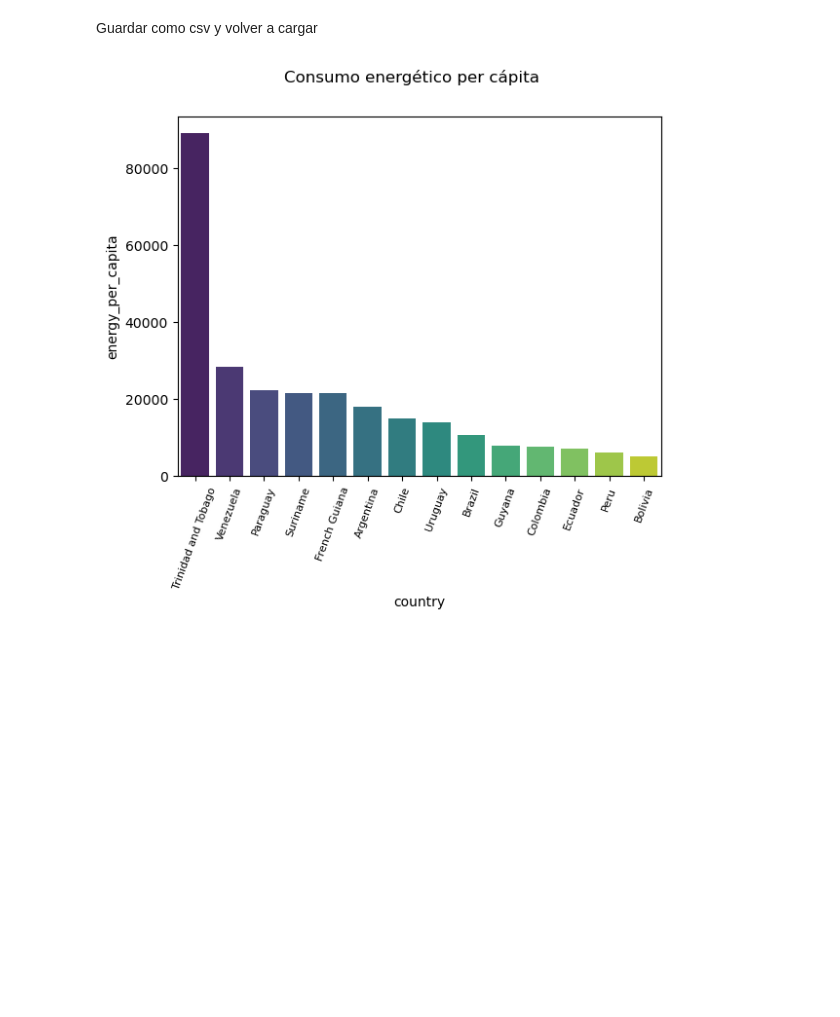
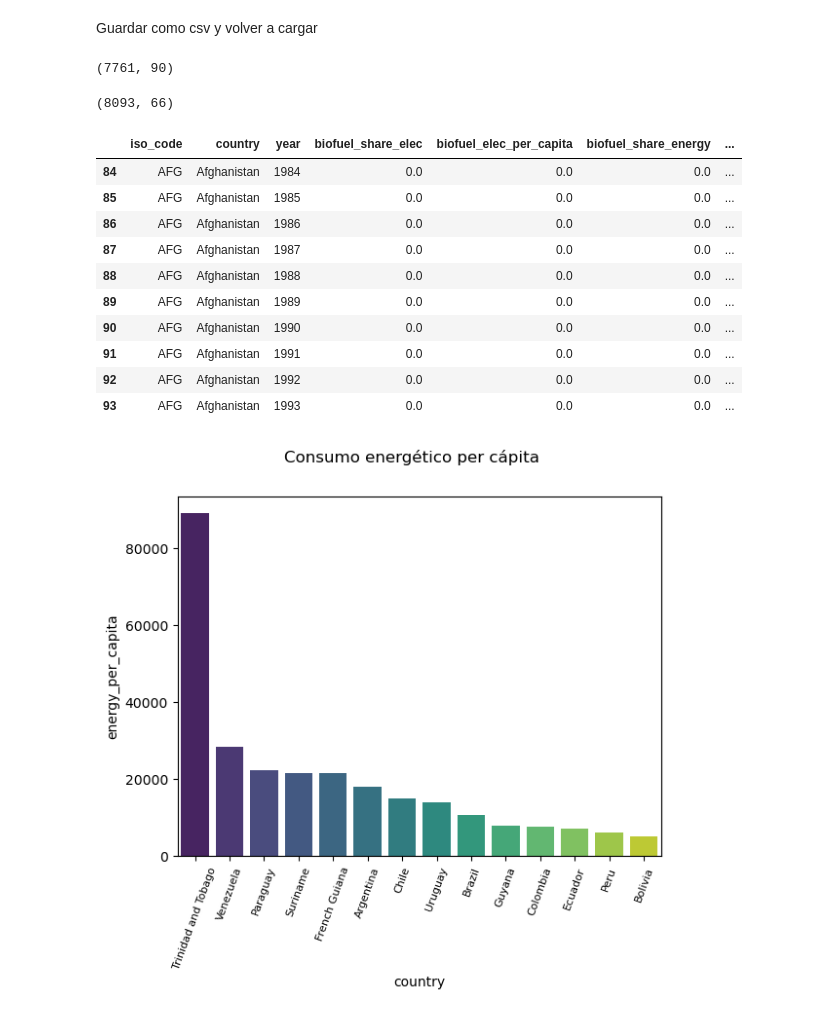
Before and after one commit to L-Ameneiro/EDA-Datasets, a Jupyter notebook: notebooks/consumo_energetico_mundial.ipynb, the cells around one changed output. Saved outputs shown, nothing was run; the diff lists cells and outputs as text; code cells hidden in the pictures; blank space fills up the shorter version.

```diff
--- a/notebooks/consumo_energetico_mundial.ipynb
+++ b/notebooks/consumo_energetico_mundial.ipynb
@@ -297,0 +313,3 @@ wec = wec[(wec['year'] > 1979)]
+# %%
+# Filtrar las filas donde la columna 'country' contiene la palabra 'Islands'
+wec4 = wec[~wec['country'].str.contains('Islands')]
@@ -298,3 +320,5 @@ wec = wec[(wec['year'] > 1979)]
+# %%
+wec = wec4
 # %%
 wec.shape
 # %% [output]
@@ -302,5 +326,39 @@ wec.shape
 # %% [markdown]
 Guardar como csv y volver a cargar
+# %%
+cadena = '_change'
+# Filtra las columnas que no contienen la cadena
+columnas_conservar = [col for col in wec.columns if cadena not in col]
+
+wec_f = wec[columnas_conservar]
+wec_f.shape
+# %% [output]
+(7761, 90)
+# %%
+cadena2 = '_share'
+# Filtra las columnas que no contienen la cadena
+columnas_conservar2 = [col for col in wec_f.columns if cadena2 not in col]
+
+wec_f2 = wec_f[columnas_conservar2]
+wec_f2.shape
+# %% [output]
+(8093, 66)
+# %%
+wec = wec_f
+# %%
+wec.head(10)
+# %% [output]
+|  | iso_code | country | year | biofuel_share_elec | biofuel_elec_per_capita | biofuel_share_energy | ... |
+| 84 | AFG | Afghanistan | 1984 | 0.0 | 0.0 | 0.0 | ... |
+| 85 | AFG | Afghanistan | 1985 | 0.0 | 0.0 | 0.0 | ... |
+| 86 | AFG | Afghanistan | 1986 | 0.0 | 0.0 | 0.0 | ... |
+| 87 | AFG | Afghanistan | 1987 | 0.0 | 0.0 | 0.0 | ... |
+| 88 | AFG | Afghanistan | 1988 | 0.0 | 0.0 | 0.0 | ... |
+| 89 | AFG | Afghanistan | 1989 | 0.0 | 0.0 | 0.0 | ... |
+| 90 | AFG | Afghanistan | 1990 | 0.0 | 0.0 | 0.0 | ... |
+| 91 | AFG | Afghanistan | 1991 | 0.0 | 0.0 | 0.0 | ... |
+| 92 | AFG | Afghanistan | 1992 | 0.0 | 0.0 | 0.0 | ... |
+| 93 | AFG | Afghanistan | 1993 | 0.0 | 0.0 | 0.0 | ... |
 # %%
 wec.to_csv("../datasets/wec_1980_sinreg.csv")
 # %%
```
Also changed, not shown: parts of 12 cells of this notebook, 9 other files.
